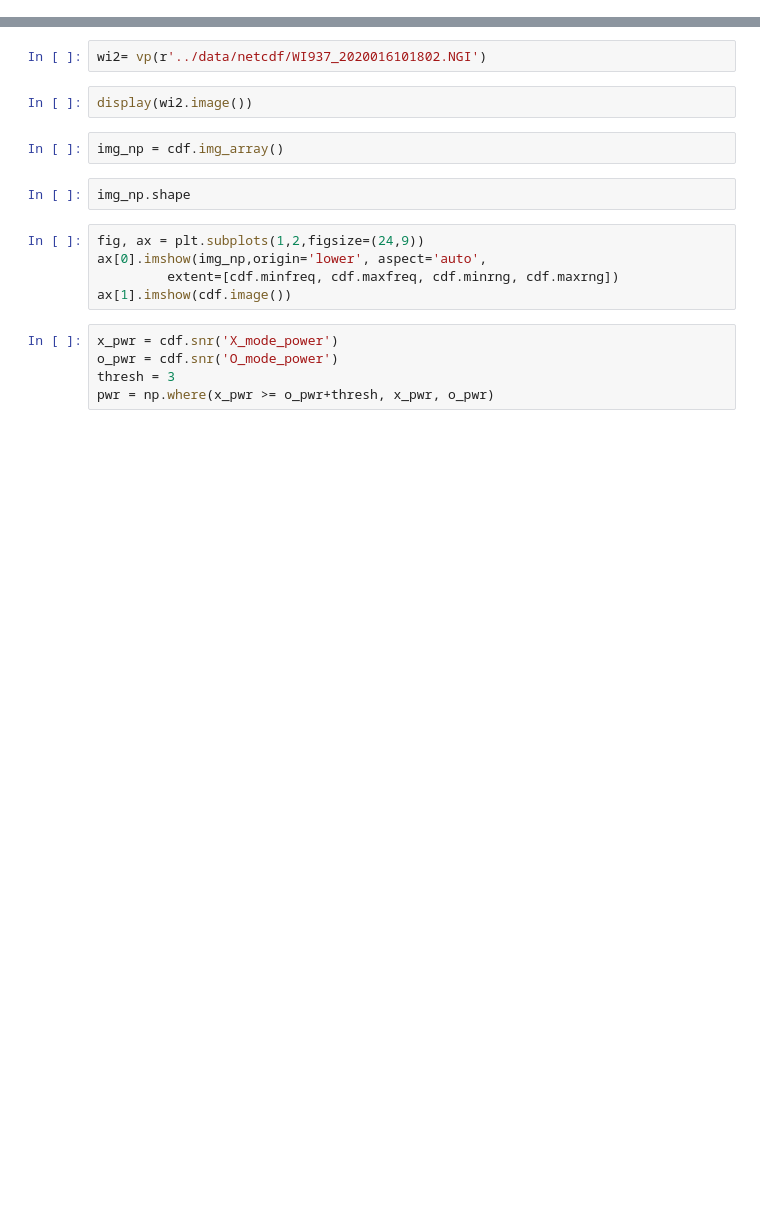
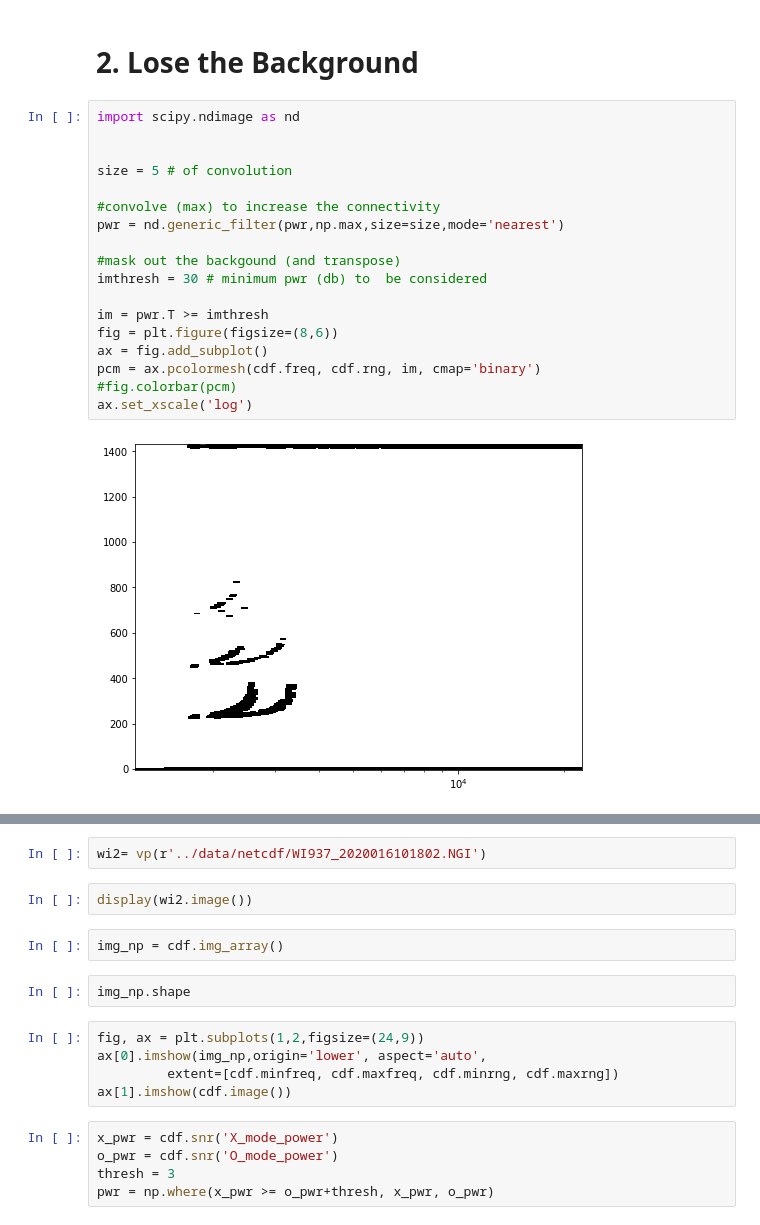
Before and after one commit to kevinmcmanus/vipir, a Jupyter notebook: notebooks/image.ipynb, the cells around one changed output, grey strips where cells are left out. Drawn from its saved outputs; the diff is of its cells as text; blank space fills up the shorter version.

```diff
--- a/notebooks/image.ipynb
+++ b/notebooks/image.ipynb
@@ -31,0 +43,22 @@ cdf.station_location
+# %% [markdown]
+# 2. Lose the Background
+# %%
+import scipy.ndimage as nd
+
+
+size = 5 # of convolution
+
+#convolve (max) to increase the connectivity
+pwr = nd.generic_filter(pwr,np.max,size=size,mode='nearest')
+
+#mask out the backgound (and transpose)
+imthresh = 30 # minimum pwr (db) to  be considered
+
+im = pwr.T >= imthresh
+fig = plt.figure(figsize=(8,6))
+ax = fig.add_subplot()
+pcm = ax.pcolormesh(cdf.freq, cdf.rng, im, cmap='binary')
+#fig.colorbar(pcm)
+ax.set_xscale('log')
+# %% [output]
+[figure, added]
```
Also changed, not shown: parts of 21 cells of this notebook.
